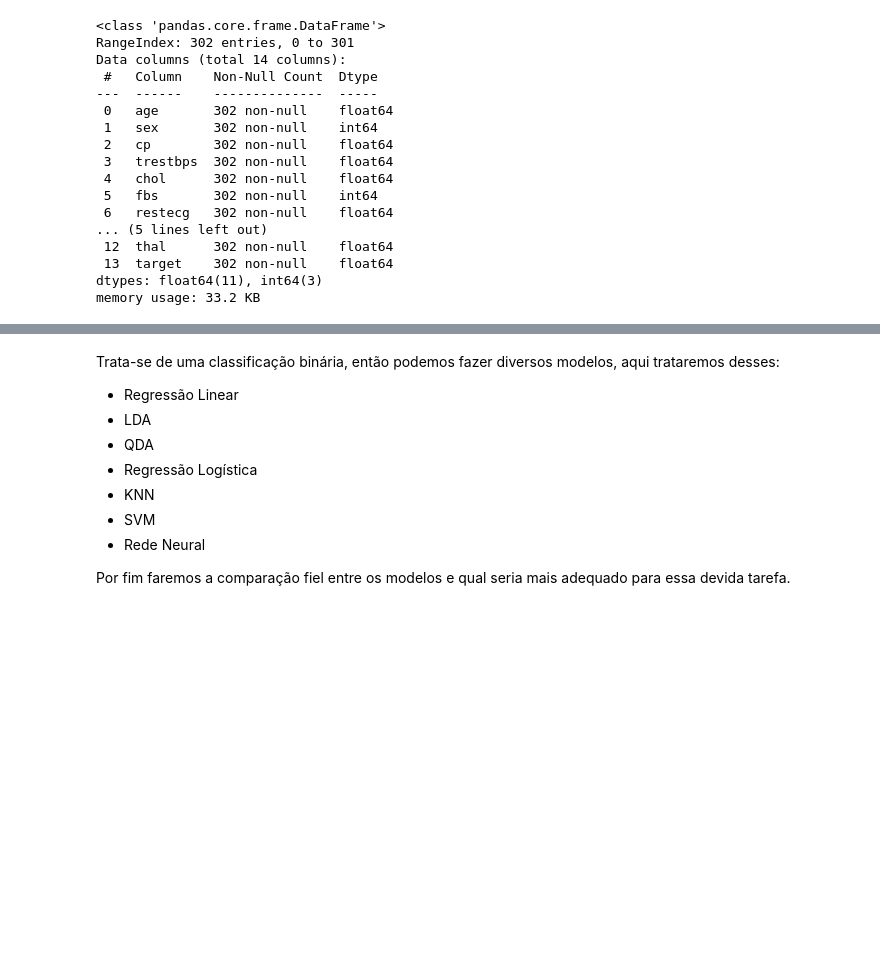
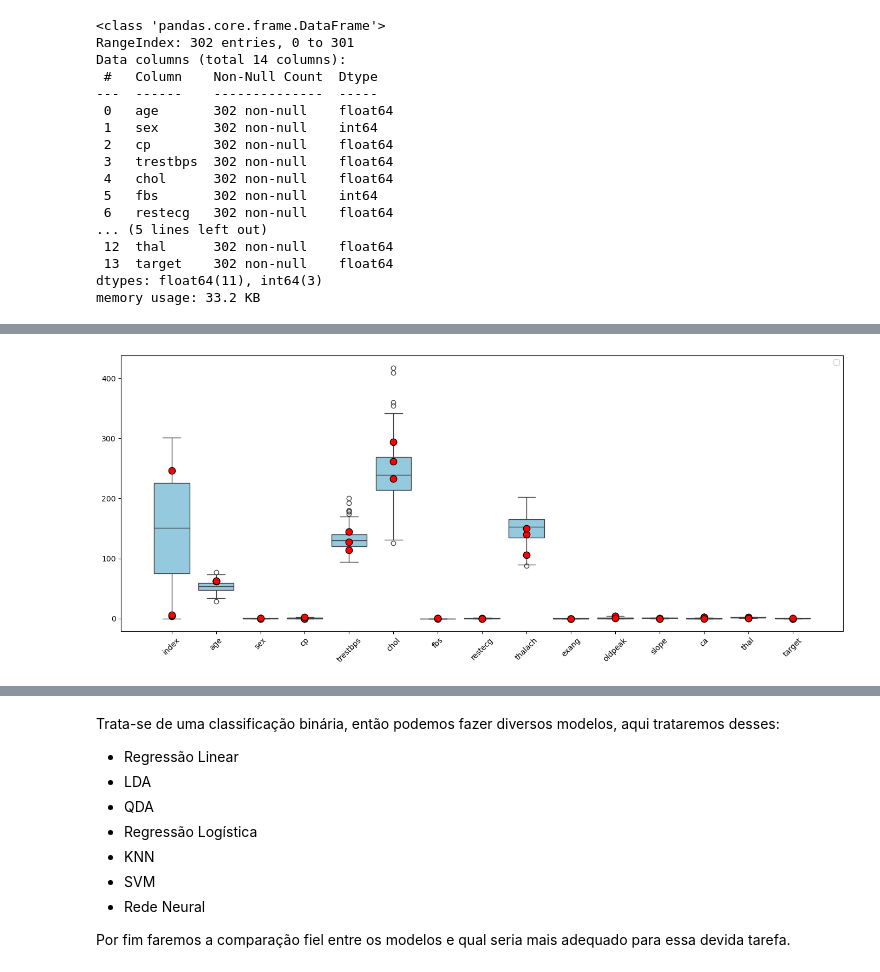
Before and after one commit to Igor-Roberto-Alves/Machine-Learning-1-Project-, a Jupyter notebook: Heart_DS_Complete.ipynb, the cells around one changed output, grey strips where cells are left out. Saved outputs shown, nothing was run; the diff lists cells and outputs as text; code cells hidden in the pictures; blank space fills up the shorter version.

```diff
--- a/Heart_DS_Complete.ipynb
+++ b/Heart_DS_Complete.ipynb
@@ -247,0 +338,27 @@ plt.show()
+# %%
+import matplotlib.pyplot as plt
+import seaborn as sns
+import numpy as np
+
+plt.figure(figsize=(14, 6))
+sns.boxplot(data=heart_imputed.select_dtypes(include=np.number), color='skyblue')
+
+indices_destacados = [4, 6, 246]
+
+for i, col in enumerate(heart_imputed.select_dtypes(include=np.number).columns):
+    y_vals = heart_imputed.loc[indices_destacados, col]
+    plt.scatter(
+        [i] * len(indices_destacados),
+        y_vals,
+        color='red',
+        s=80,
+        edgecolor='black',
+        zorder=10,
+    )
+
+plt.xticks(rotation=45)
+plt.legend()
+plt.tight_layout()
+plt.show()
+# %% [output]
+[figure, added]
```
Also changed, not shown: parts of 166 cells of this notebook.
